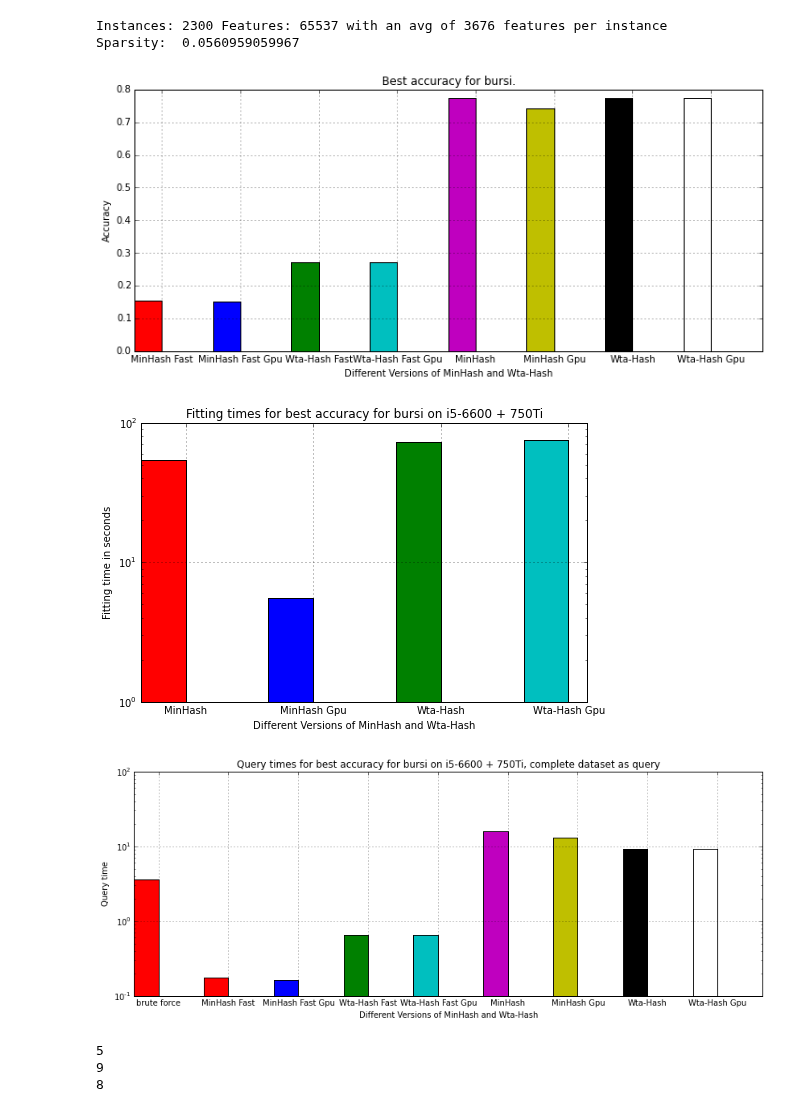
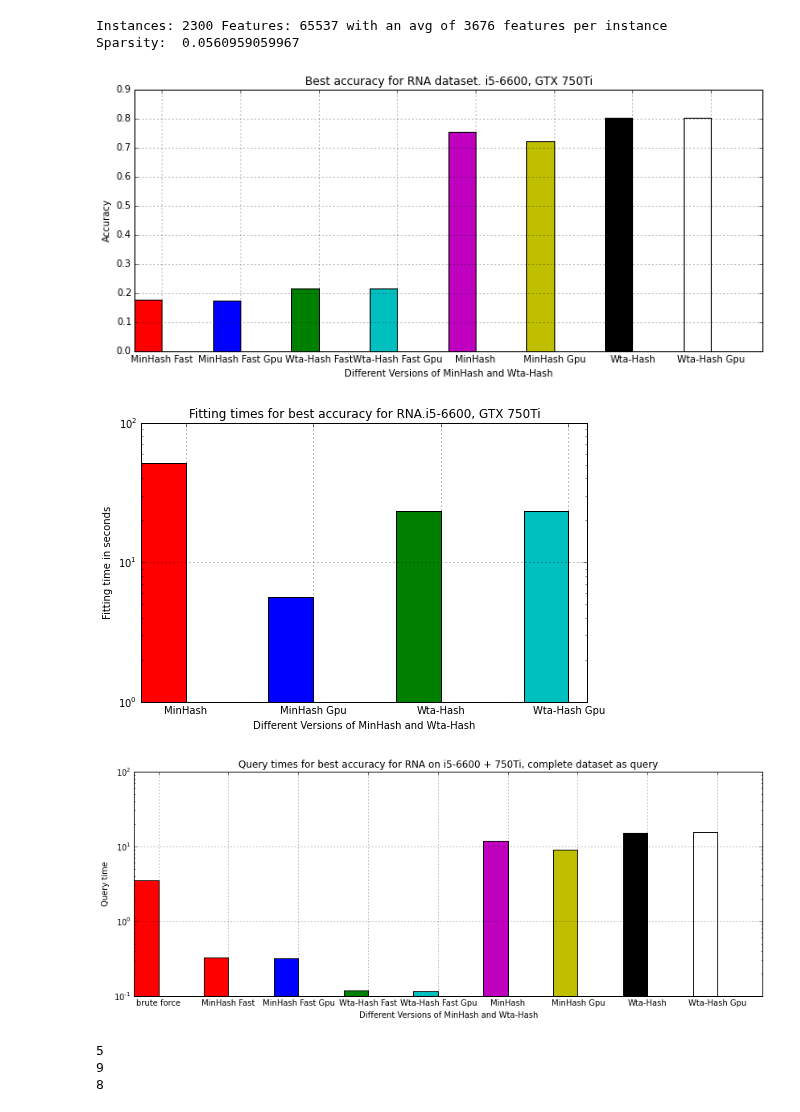
Before and after one commit to joachimwolff/sparse-neighbors-search, a Jupyter notebook: example/MinHash vs Wta-Hash.ipynb, the cells around one changed output. Saved outputs shown, nothing was run; the diff lists cells and outputs as text; code cells hidden in the pictures.

```diff
--- a/example/MinHash vs Wta-Hash.ipynb
+++ b/example/MinHash vs Wta-Hash.ipynb
@@ -233,19 +233,19 @@ plotDataBenchmark(data=best_accuracy_rna_6600[2], color=["r", "b", "g", "c", "m"
                "MinHash", "MinHash Gpu", "Wta-Hash","Wta-Hash Gpu"],
          ylabel="Accuracy", number_of_instances=8, bar_width=0.35, figure_size=(12, 5),
         xlabel="Different Versions of MinHash and Wta-Hash", log = False,
-         number_of_features=1, title='Best accuracy for bursi.')
+         number_of_features=1, title='Best accuracy for RNA dataset. i5-6600, GTX 750Ti')
 # %% [output]
-[figure, old version]
+[figure, new version]
 # %%
 plotDataBenchmark(data=best_accuracy_rna_6600[0][1:], color=["r", "b", "g", "c", "m", "y", "k", "w"],
          label=["MinHash", "MinHash Gpu", "Wta-Hash","Wta-Hash Gpu",
                "MinHash", "MinHash Gpu", "Wta-Hash","Wta-Hash Gpu"],
         xticks=["MinHash", "MinHash Gpu", "Wta-Hash","Wta-Hash Gpu"],
          ylabel="Fitting time in seconds", number_of_instances=4, bar_width=0.35, figure_size=(8, 5),
         xlabel="Different Versions of MinHash and Wta-Hash", log = True,
-         number_of_features=1, title='Fitting times for best accuracy for bursi on i5-6600 + 750Ti')
+         number_of_features=1, title='Fitting times for best accuracy for RNA.i5-6600, GTX 750Ti')
 # %% [output]
-[figure, old version]
+[figure, new version]
 # %%
 plotDataBenchmark(data=best_accuracy_rna_6600[1], color=["r","r", "b", "g", "c", "m", "y", "k", "w"],
          label=["MinHash", "MinHash Gpu", "Wta-Hash","Wta-Hash Gpu",
@@ -254,9 +254,9 @@ plotDataBenchmark(data=best_accuracy_rna_6600[1], color=["r","r", "b", "g", "c",
                "MinHash", "MinHash Gpu", "Wta-Hash","Wta-Hash Gpu"],
          ylabel="Query time", number_of_instances=9, bar_width=0.35, figure_size=(14, 5),
         xlabel="Different Versions of MinHash and Wta-Hash", log = True,
-         number_of_features=1, title='Query times for best accuracy for bursi on i5-6600 + 750Ti, complete dataset as query')
+         number_of_features=1, title='Query times for best accuracy for RNA on i5-6600 + 750Ti, complete dataset as query')
 # %% [output]
-[figure, old version]
+[figure, new version]
 # %%
 best_accuracy_rna_5200U = measureMinHashWtaHash(X, minHash, wtaHash)
 # %%
```
Also changed, not shown: parts of 9 cells of this notebook, 5 other files.
